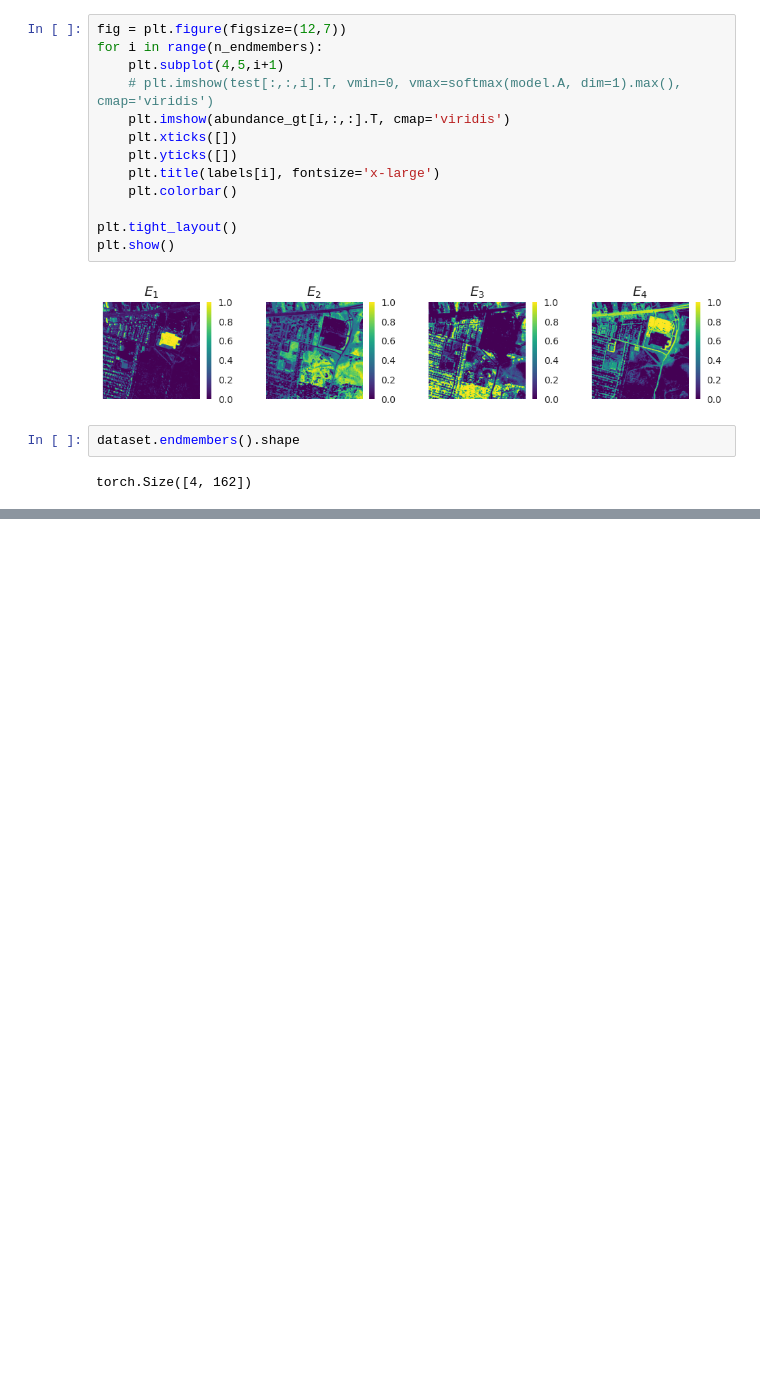
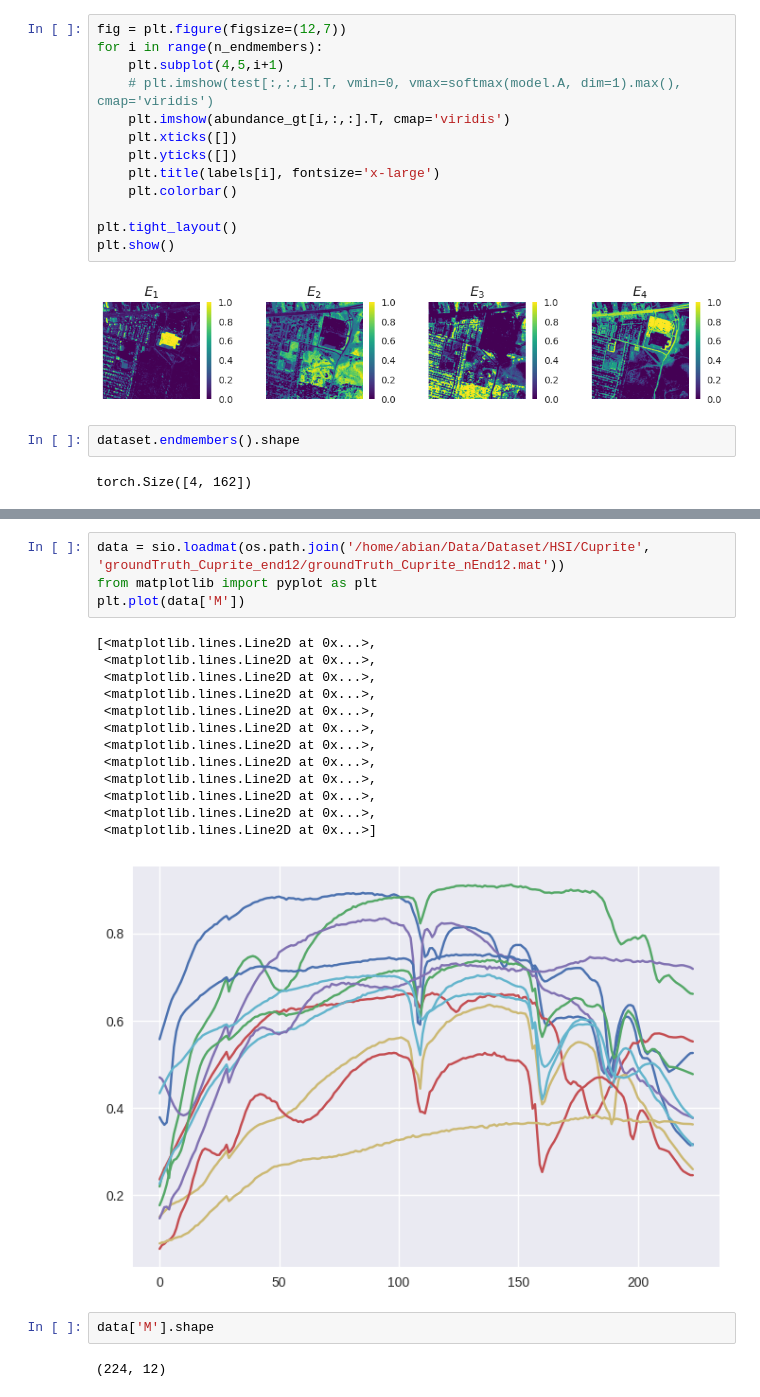
Before and after one commit to SolidusAbi/CLHU, a Jupyter notebook: notebooks/CLHU.ipynb, the cells around one changed output, grey strips where cells are left out. Drawn from its saved outputs; the diff is of its cells as text; blank space fills up the shorter version.

```diff
--- a/notebooks/CLHU.ipynb
+++ b/notebooks/CLHU.ipynb
@@ -503,0 +583,22 @@ torch.Size([4, 162])
+# %%
+data = sio.loadmat(os.path.join('/home/abian/Data/Dataset/HSI/Cuprite', 'groundTruth_Cuprite_end12/groundTruth_Cuprite_nEnd12.mat'))
+from matplotlib import pyplot as plt
+plt.plot(data['M'])
+# %% [output]
+[<matplotlib.lines.Line2D at 0x...>,
+ <matplotlib.lines.Line2D at 0x...>,
+ <matplotlib.lines.Line2D at 0x...>,
+ <matplotlib.lines.Line2D at 0x...>,
+ <matplotlib.lines.Line2D at 0x...>,
+ <matplotlib.lines.Line2D at 0x...>,
+ <matplotlib.lines.Line2D at 0x...>,
+ <matplotlib.lines.Line2D at 0x...>,
+ <matplotlib.lines.Line2D at 0x...>,
+ <matplotlib.lines.Line2D at 0x...>,
+ <matplotlib.lines.Line2D at 0x...>,
+ <matplotlib.lines.Line2D at 0x...>]
+[figure, added]
+# %%
+data['M'].shape
+# %% [output]
+(224, 12)
```
Also changed, not shown: parts of 10 cells of this notebook, 2 other files.
